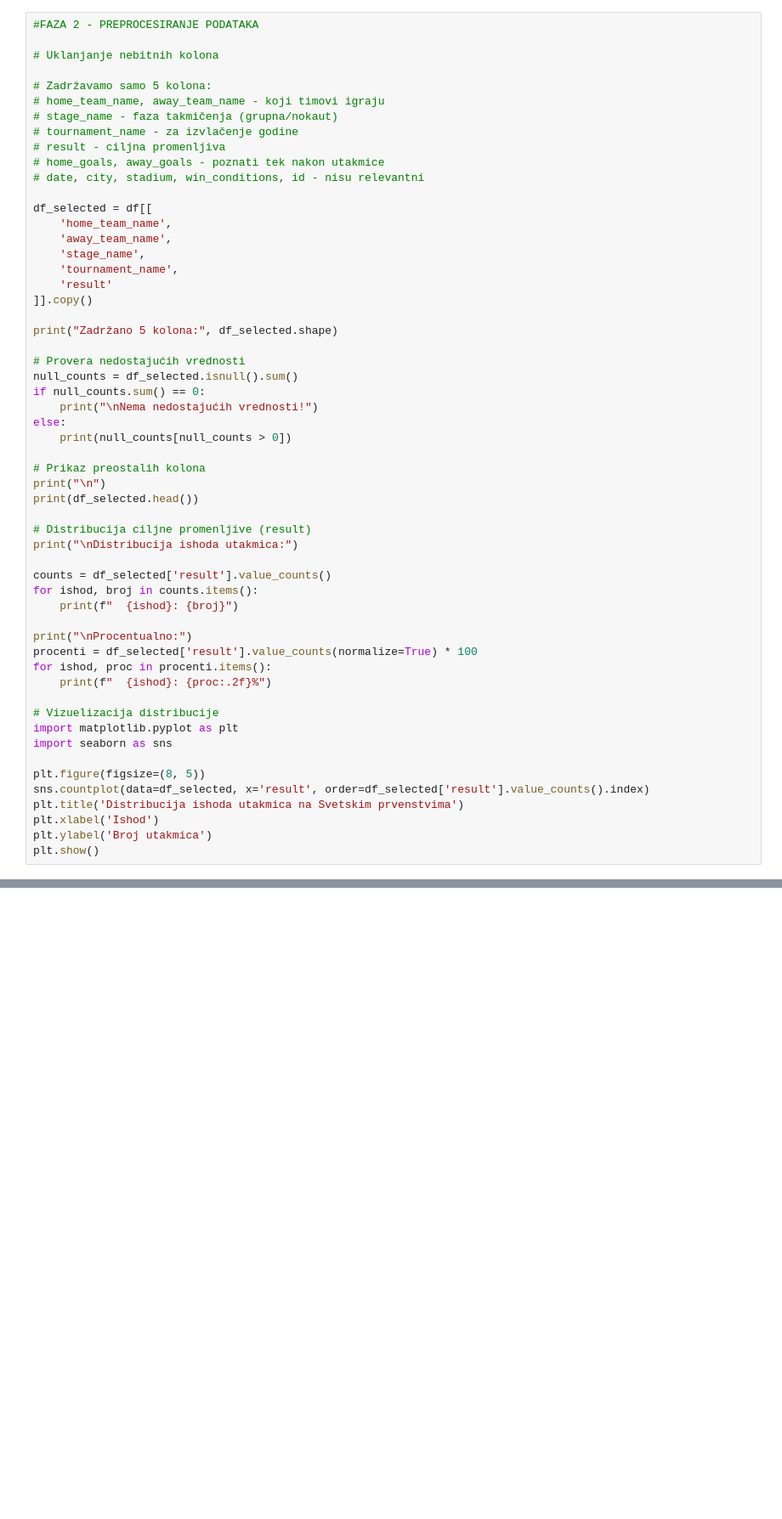
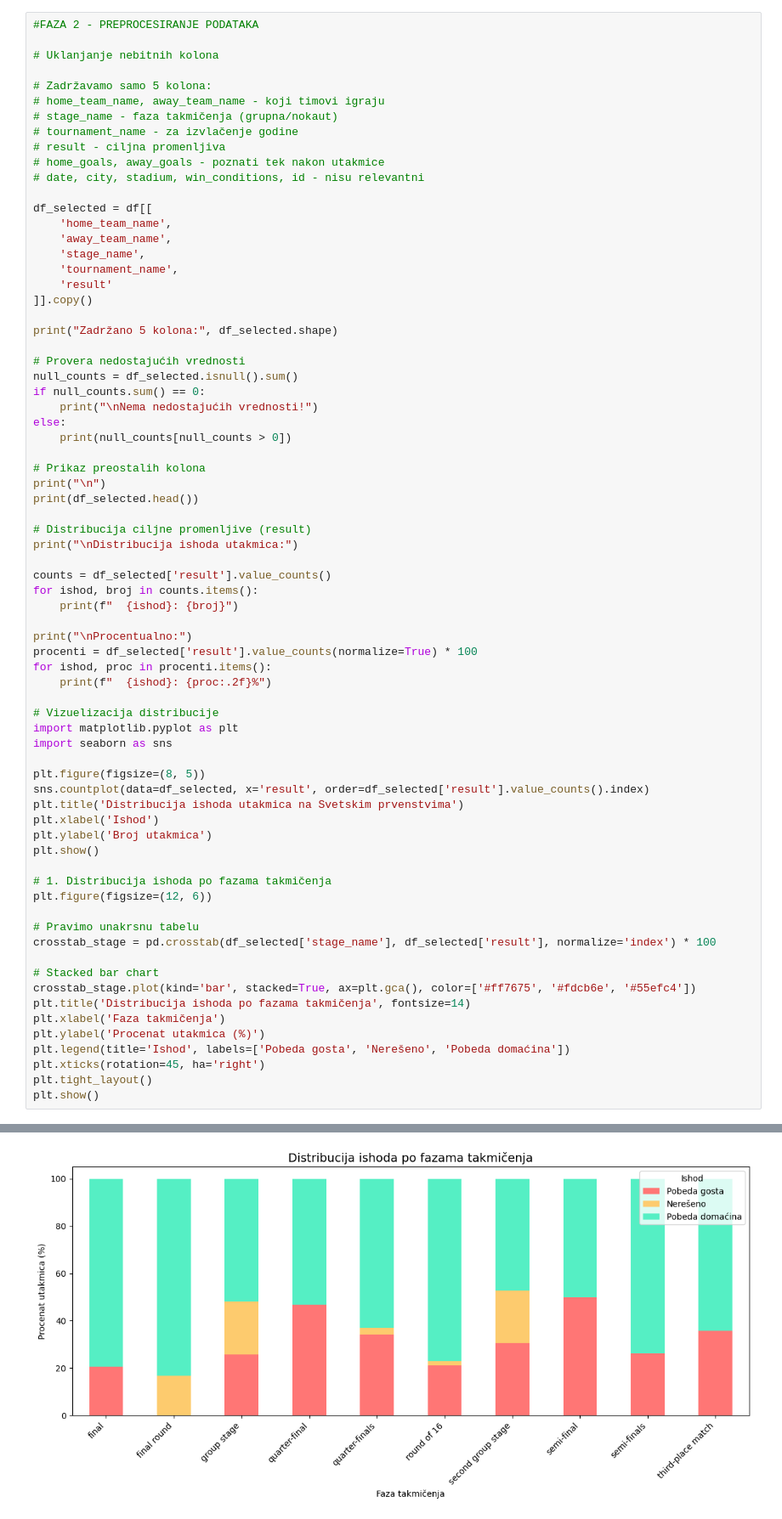
Before and after one commit to markoviicmilica/sp_projekat, a Jupyter notebook: projekat.ipynb, the cells around one changed output, grey strips where cells are left out. Shown at 85% size. Drawn from its saved outputs; the diff is of its cells as text; blank space fills up the shorter version.

```diff
--- a/projekat.ipynb
+++ b/projekat.ipynb
@@ -74,33 +74,50 @@ for ishod, proc in procenti.items():
 
 # Vizuelizacija distribucije
 import matplotlib.pyplot as plt
 import seaborn as sns
 
 plt.figure(figsize=(8, 5))
 sns.countplot(data=df_selected, x='result', order=df_selected['result'].value_counts().index)
 plt.title('Distribucija ishoda utakmica na Svetskim prvenstvima')
 plt.xlabel('Ishod')
 plt.ylabel('Broj utakmica')
 plt.show()
+
+# 1. Distribucija ishoda po fazama takmičenja
+plt.figure(figsize=(12, 6))
+
+# Pravimo unakrsnu tabelu
+crosstab_stage = pd.crosstab(df_selected['stage_name'], df_selected['result'], normalize='index') * 100
+
+# Stacked bar chart
+crosstab_stage.plot(kind='bar', stacked=True, ax=plt.gca(), color=['#ff7675', '#fdcb6e', '#55efc4'])
+plt.title('Distribucija ishoda po fazama takmičenja', fontsize=14)
+plt.xlabel('Faza takmičenja')
+plt.ylabel('Procenat utakmica (%)')
+plt.legend(title='Ishod', labels=['Pobeda gosta', 'Nerešeno', 'Pobeda domaćina'])
+plt.xticks(rotation=45, ha='right')
+plt.tight_layout()
+plt.show()
 # %% [output]
 Zadržano 5 kolona: (1248, 5)
 
 Nema nedostajućih vrednosti!
 
 
   home_team_name away_team_name   stage_name            tournament_name  \
 0         France         Mexico  group stage  1930 FIFA Men's World Cup
 1  United States        Belgium  group stage  1930 FIFA Men's World Cup
 2     Yugoslavia         Brazil  group stage  1930 FIFA Men's World Cup
 3        Romania           Peru  group stage  1930 FIFA Men's World Cup
 4      Argentina         France  group stage  1930 FIFA Men's World Cup
 
 ... (12 lines left out)
 Procentualno:
   home team win: 56.33%
   away team win: 26.84%
   draw: 16.83%
 [figure]
+[figure, added]
 # %%
 #FAZA 3 - FEATURE ENGINEERING
 
```
Also changed, not shown: parts of 25 cells of this notebook, 7 other files.
